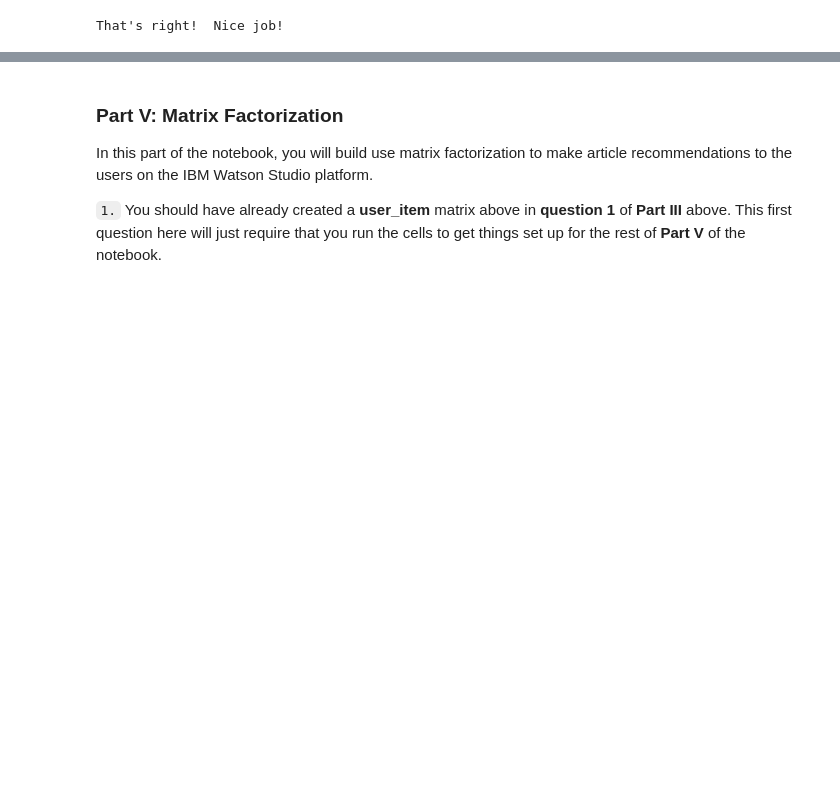
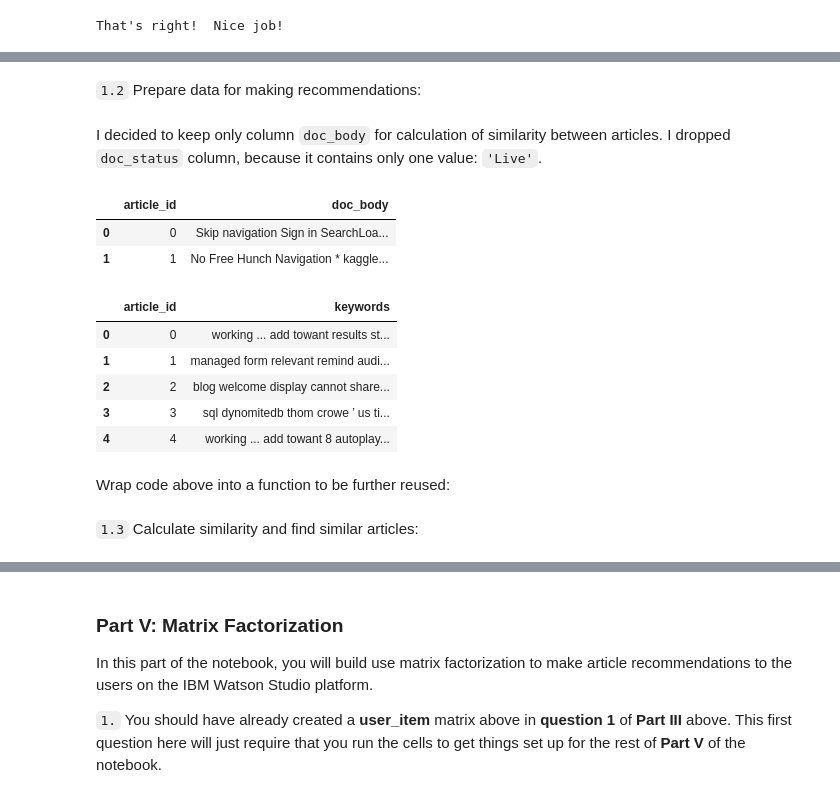
Before and after one commit to Lexie88rus/Udacity-DSND-Recommendations-with-IBM, a Jupyter notebook: Recommendations_with_IBM.ipynb, the cells around one changed output, grey strips where cells are left out. Cells and saved outputs as stored; diff of their text form; code cells hidden in the pictures; blank space fills up the shorter version.

````diff
--- a/Recommendations_with_IBM.ipynb
+++ b/Recommendations_with_IBM.ipynb
@@ -812,0 +820,57 @@ def make_content_recs():
+# %% [markdown]
+`1.2` Prepare data for making recommendations:
+# %% [markdown]
+I decided to keep only column ```doc_body``` for calculation of similarity between articles. I dropped ```doc_status``` column, because it contains only one value: ``` 'Live' ```.
+# %%
+df_new = df_content[['article_id', 'doc_body']]
+df_new = df_new.dropna(subset=['doc_body'])
+df_new.head(2)
+# %% [output]
+|  | article_id | doc_body |
+| 0 | 0 | Skip navigation Sign in SearchLoa... |
+| 1 | 1 | No Free Hunch Navigation * kaggle... |
+# %%
+def get_keywords(row):
+    '''
+    Function used to extract keywords from article content
+    INPUT:
+    row - row from df_new pandas dataframe
+
+    OUTPUT:
+    keywords - string, containing keywords from 'doc_body' column separated by spaces
+    keywords are extracted using nltk_rake library
+    '''
+    decsription = row['doc_body']
+
+    # instantiating Rake, by default it uses english stopwords from NLTK
+    # and discards all puntuation characters as well
+    r = Rake()
+
+    # extracting the words by passing the text
+    r.extract_keywords_from_text(decsription)
+
+    # getting the dictionary whith key words as keys and their scores as values
+    key_words_dict_scores = r.get_word_degrees()
+
+    # assigning the key words to the new column for the corresponding movie
+    keywords = list(key_words_dict_scores.keys())
+    keywords = ' '.join(keywords)
+
+    return keywords
+# %%
+# the new column for keywords
+df_new['keywords'] = df_new.apply(lambda row: get_keywords(row),axis=1)
+
+# dropping the Plot column
+df_new.drop(columns = ['doc_body'], inplace = True)
+# %%
+df_new.head(5)
+# %% [output]
+|  | article_id | keywords |
+| 0 | 0 | working ... add towant results st... |
+| 1 | 1 | managed form relevant remind audi... |
+| 2 | 2 | blog welcome display cannot share... |
+| 3 | 3 | sql dynomitedb thom crowe ’ us ti... |
+| 4 | 4 | working ... add towant 8 autoplay... |
+# %% [markdown]
+Wrap code above into a function to be further reused:
@@ -812,0 +900,2 @@ def make_content_recs():
+# %% [markdown]
+`1.3` Calculate similarity and find similar articles:
````
Also changed, not shown: parts of 45 cells of this notebook.
